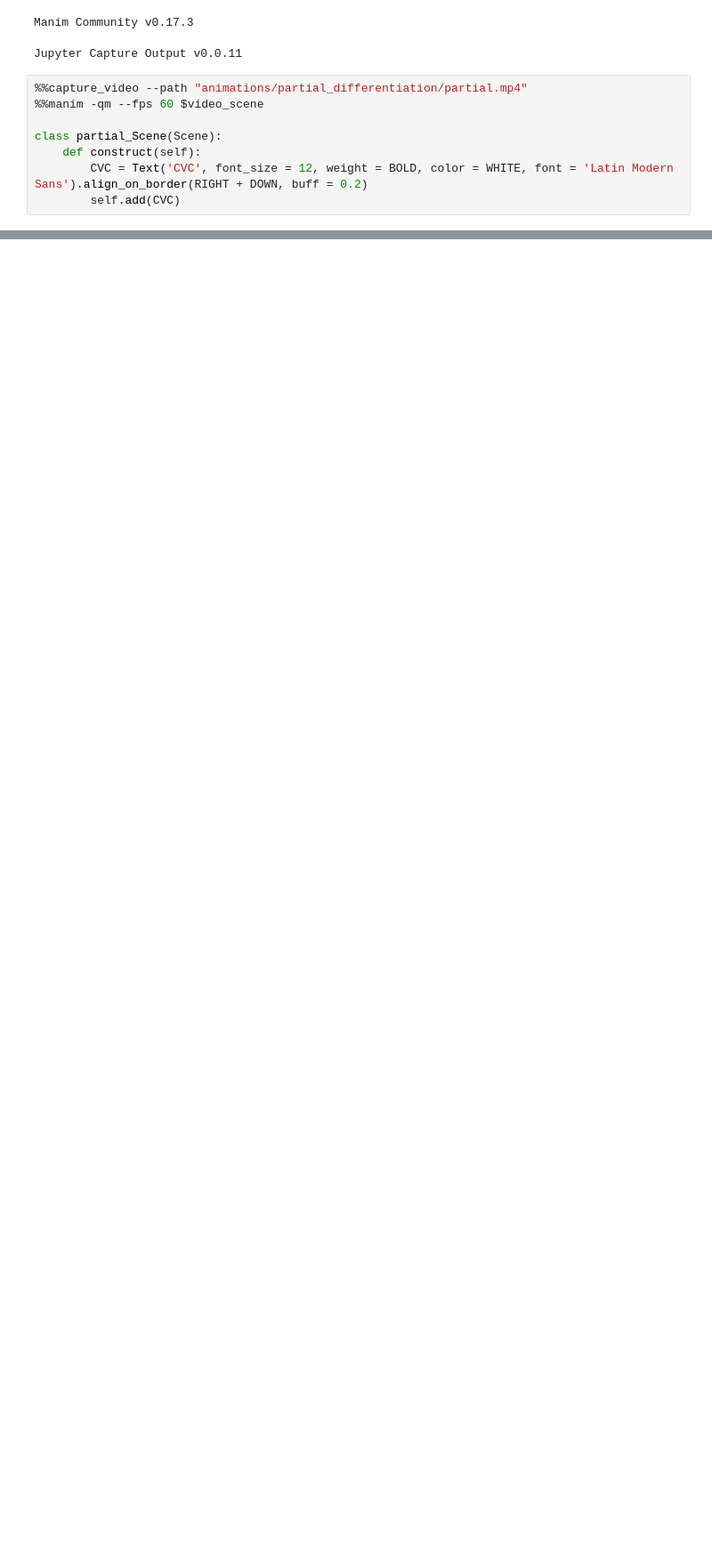
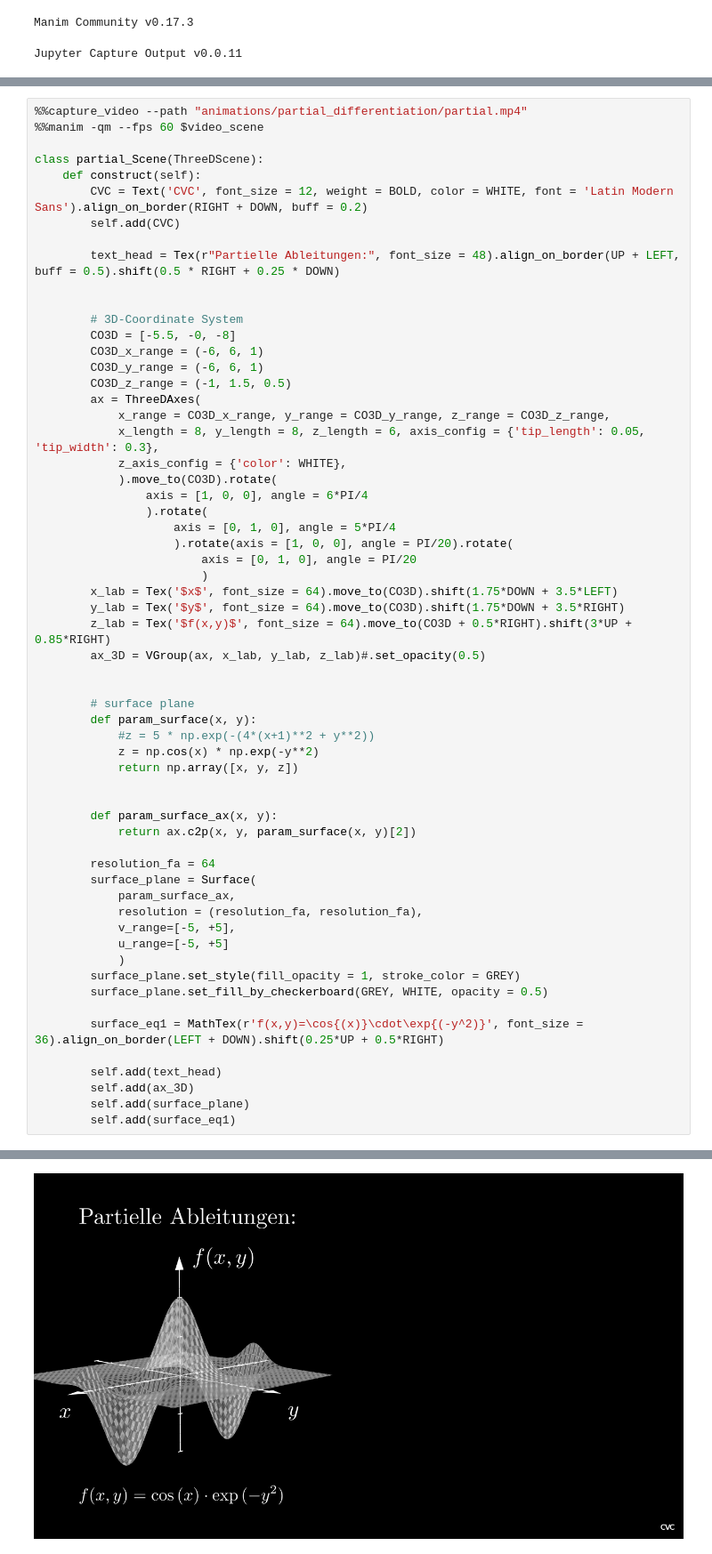
Before and after one commit to CVC97/Physics-Education-Animations, a Jupyter notebook: partial_differentiation.ipynb, the cells around one changed output, grey strips where cells are left out. Shown at 89% size. Cells and saved outputs as stored; diff of their text form; blank space fills up the shorter version.

Commit message:
Surface for partial differentiation added.

```diff
--- a/partial_differentiation.ipynb
+++ b/partial_differentiation.ipynb
@@ -11,11 +11,3 @@ image_index_scene = f" -v WARNING --progress_bar None --disable_caching -r {2*42
 # %% [output]
 Manim Community v0.17.3
 Jupyter Capture Output v0.0.11
-# %%
-%%capture_video --path "animations/partial_differentiation/partial.mp4"
-%%manim -qm --fps 60 $video_scene
-
-class partial_Scene(Scene):
-    def construct(self):
-        CVC = Text('CVC', font_size = 12, weight = BOLD, color = WHITE, font = 'Latin Modern Sans').align_on_border(RIGHT + DOWN, buff = 0.2)
-        self.add(CVC)
@@ -24,0 +14,61 @@ Output saved by creating file at animations/partial_differentiation/partial.mp4.
+# %%
+%%capture_video --path "animations/partial_differentiation/partial.mp4"
+%%manim -qm --fps 60 $video_scene
+
+class partial_Scene(ThreeDScene):
+    def construct(self):
+        CVC = Text('CVC', font_size = 12, weight = BOLD, color = WHITE, font = 'Latin Modern Sans').align_on_border(RIGHT + DOWN, buff = 0.2)
+        self.add(CVC)
+
+        text_head = Tex(r"Partielle Ableitungen:", font_size = 48).align_on_border(UP + LEFT, buff = 0.5).shift(0.5 * RIGHT + 0.25 * DOWN)
+
+
+        # 3D-Coordinate System
+        CO3D = [-5.5, -0, -8]
+        CO3D_x_range = (-6, 6, 1)
+        CO3D_y_range = (-6, 6, 1)
+        CO3D_z_range = (-1, 1.5, 0.5)
+        ax = ThreeDAxes(
+            x_range = CO3D_x_range, y_range = CO3D_y_range, z_range = CO3D_z_range,
+            x_length = 8, y_length = 8, z_length = 6, axis_config = {'tip_length': 0.05, 'tip_width': 0.3},
+            z_axis_config = {'color': WHITE},
+            ).move_to(CO3D).rotate(
+                axis = [1, 0, 0], angle = 6*PI/4
+                ).rotate(
+                    axis = [0, 1, 0], angle = 5*PI/4
+                    ).rotate(axis = [1, 0, 0], angle = PI/20).rotate(
+                        axis = [0, 1, 0], angle = PI/20
+                        )
+        x_lab = Tex('$x$', font_size = 64).move_to(CO3D).shift(1.75*DOWN + 3.5*LEFT)
+        y_lab = Tex('$y$', font_size = 64).move_to(CO3D).shift(1.75*DOWN + 3.5*RIGHT)
+        z_lab = Tex('$f(x,y)$', font_size = 64).move_to(CO3D + 0.5*RIGHT).shift(3*UP + 0.85*RIGHT)
+        ax_3D = VGroup(ax, x_lab, y_lab, z_lab)#.set_opacity(0.5)
+
+
+        # surface plane
+        def param_surface(x, y):
+            #z = 5 * np.exp(-(4*(x+1)**2 + y**2))
+            z = np.cos(x) * np.exp(-y**2)
+            return np.array([x, y, z])
+
+
+        def param_surface_ax(x, y):
+            return ax.c2p(x, y, param_surface(x, y)[2])
+
+        resolution_fa = 64
+        surface_plane = Surface(
+            param_surface_ax,
+            resolution = (resolution_fa, resolution_fa),
+            v_range=[-5, +5],
+            u_range=[-5, +5]
+            )
+        surface_plane.set_style(fill_opacity = 1, stroke_color = GREY)
+        surface_plane.set_fill_by_checkerboard(GREY, WHITE, opacity = 0.5)
+
+        surface_eq1 = MathTex(r'f(x,y)=\cos{(x)}\cdot\exp{(-y^2)}', font_size = 36).align_on_border(LEFT + DOWN).shift(0.25*UP + 0.5*RIGHT)
+
+        self.add(text_head)
+        self.add(ax_3D)
+        self.add(surface_plane)
+        self.add(surface_eq1)
+# %% [output]
@@ -24,0 +76 @@ Output saved by creating file at animations/partial_differentiation/partial.mp4.
+[figure, added]
```
Also changed, not shown: parts of 2 cells of this notebook.
